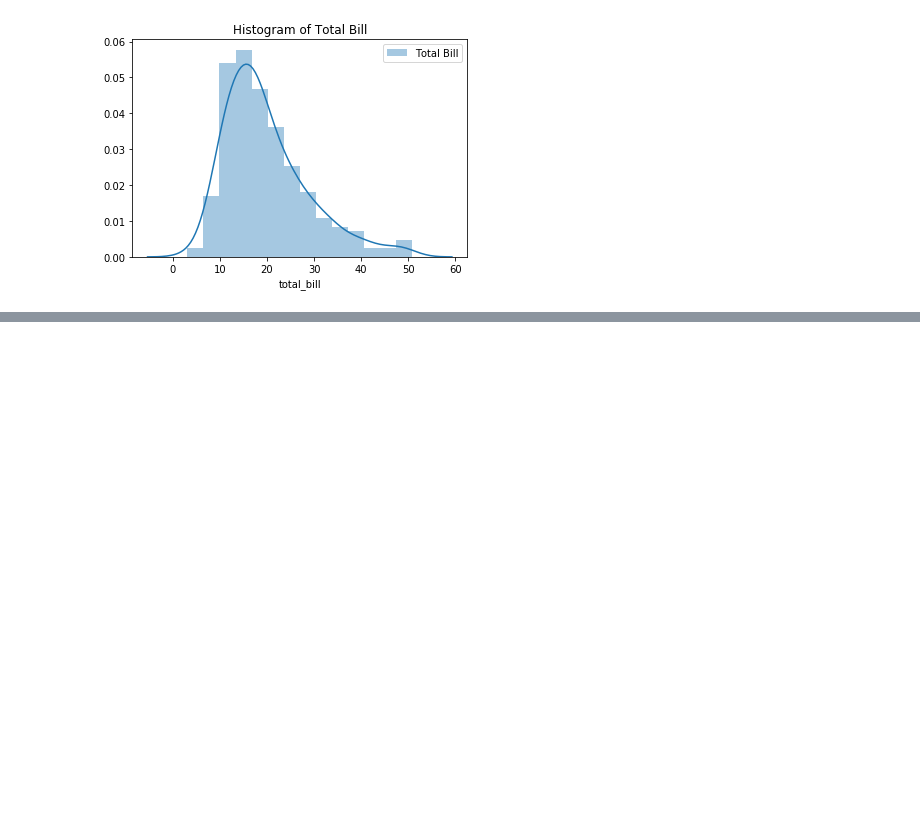
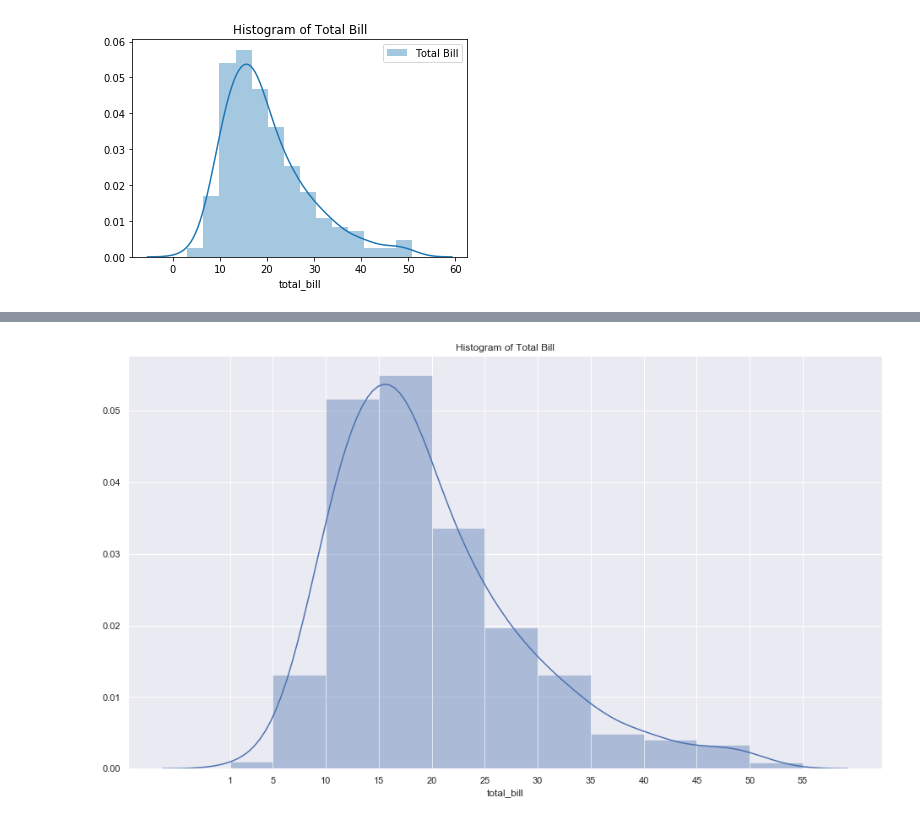
Before and after one commit to Itsmrk/Seaborn, a Jupyter notebook: 02.Seaborn histogram using distplot().ipynb, the cells around one changed output, grey strips where cells are left out. Drawn from its saved outputs; the diff is of its cells as text; code cells hidden in the pictures; blank space fills up the shorter version.

```diff
--- a/02.Seaborn histogram using distplot().ipynb
+++ b/02.Seaborn histogram using distplot().ipynb
@@ -107,0 +132,10 @@ plt.legend()
+# %%
+bins = [1,5,10,15,20,25,30,35,40,45,50,55]
+plt.figure(figsize = (16,9))
+sns.set()
+sns.distplot(tips_df['total_bill'],bins = bins)
+plt.xticks(bins)
+plt.title("Histogram of Total Bill")
+plt.show()
+# %% [output]
+[figure, added]
```
Also changed, not shown: parts of 9 cells of this notebook.
